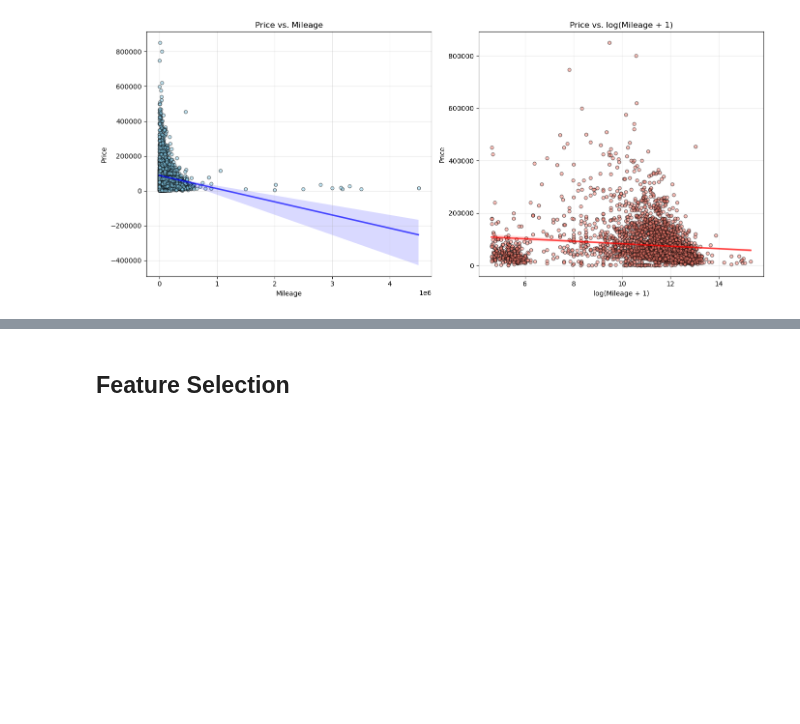
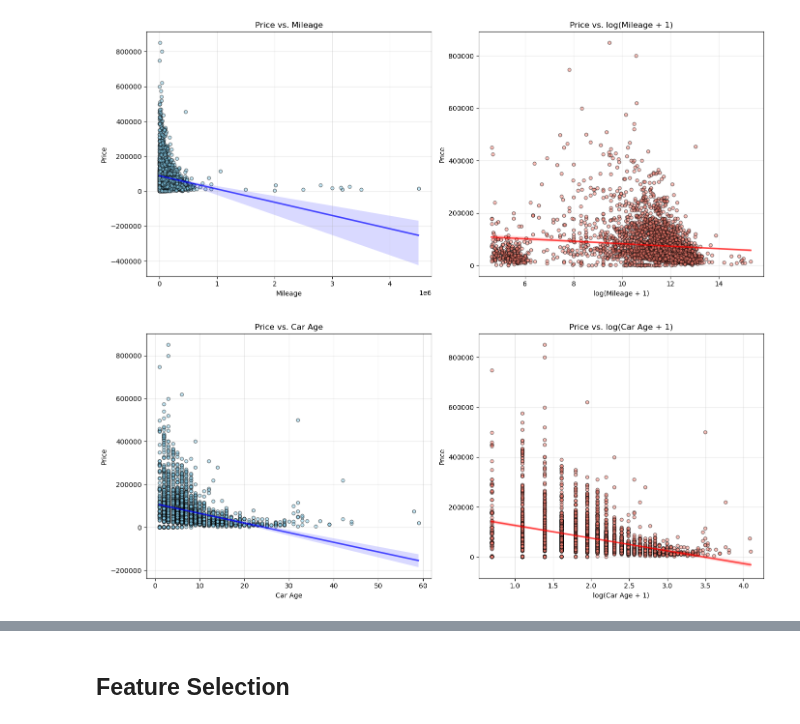
Before and after one commit to RioPramana21/Ctrl-Price-Taking-Control-of-Used-Car-Valuations-with-ML, a Jupyter notebook: code_files/4_feature_engineering_and_preprocessing.ipynb, the cells around one changed output, grey strips where cells are left out. Drawn from its saved outputs; the diff is of its cells as text; code cells hidden in the pictures; blank space fills up the shorter version.

```diff
--- a/code_files/4_feature_engineering_and_preprocessing.ipynb
+++ b/code_files/4_feature_engineering_and_preprocessing.ipynb
@@ -303,3 +337,8 @@ display(df[['log_Mileage', 'Mileage']].sort_values(by='log_Mileage').tail())
 | 3090 | 15.009433 | 3300000 |
 | 954 | 15.068274 | 3500000 |
 | 383 | 15.319588 | 4500000 |
+# %%
+# -- Log Transform for Skewed Numeric Features --
+df['log_Car_Age'] = np.log1p(df['Car_Age'])
+display(df[['log_Car_Age', 'Car_Age']].sort_values(by='log_Car_Age').head())
+display(df[['log_Car_Age', 'Car_Age']].sort_values(by='log_Car_Age').tail())
@@ -326,3 +378,26 @@ plt.tight_layout()
 plt.show()
 # %% [output]
 [figure]
+# %%
+fig, axes = plt.subplots(1, 2, figsize=(14, 6))
+
+# Scatterplot + regplot: Car_Age vs Price
+axes[0].scatter(df['Car_Age'], df['Price'], alpha=0.5, color='skyblue', edgecolor='k', s=24)
+sns.regplot(x='Car_Age', y='Price', data=df, scatter=False, ax=axes[0], color='blue', line_kws={'alpha':0.7})
+axes[0].set_title('Price vs. Car Age')
+axes[0].set_xlabel('Car Age')
+axes[0].set_ylabel('Price')
+axes[0].grid(alpha=0.3)
+
+# Scatterplot + regplot: log_Car_Age vs Price
+axes[1].scatter(df['log_Car_Age'], df['Price'], alpha=0.5, color='salmon', edgecolor='k', s=24)
+sns.regplot(x='log_Car_Age', y='Price', data=df, scatter=False, ax=axes[1], color='red', line_kws={'alpha':0.7})
+axes[1].set_title('Price vs. log(Car Age + 1)')
+axes[1].set_xlabel('log(Car Age + 1)')
+axes[1].set_ylabel('Price')
+axes[1].grid(alpha=0.3)
+
+plt.tight_layout()
+plt.show()
+# %% [output]
+[figure, added]
```
Also changed, not shown: parts of 9 cells of this notebook, 2 other files.
